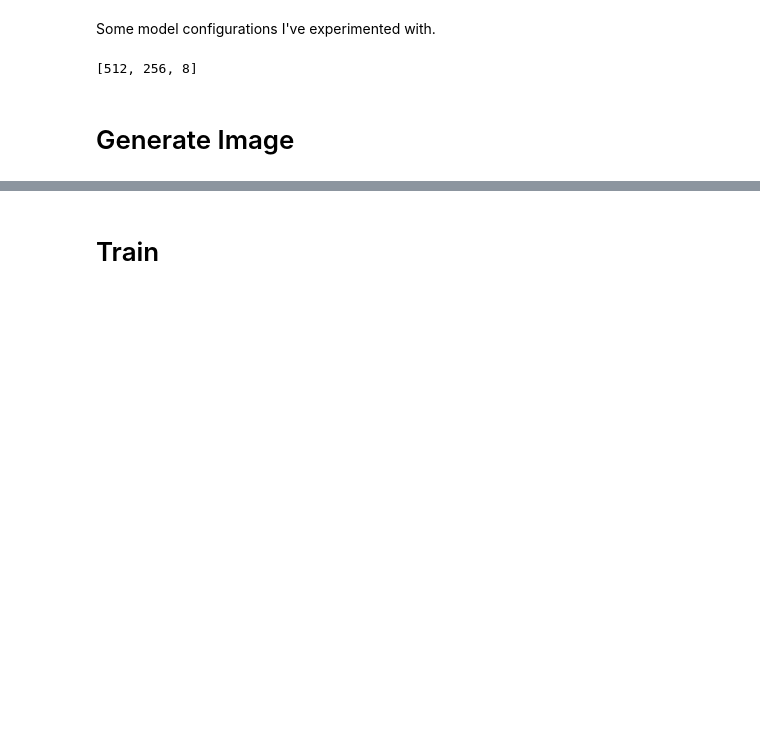
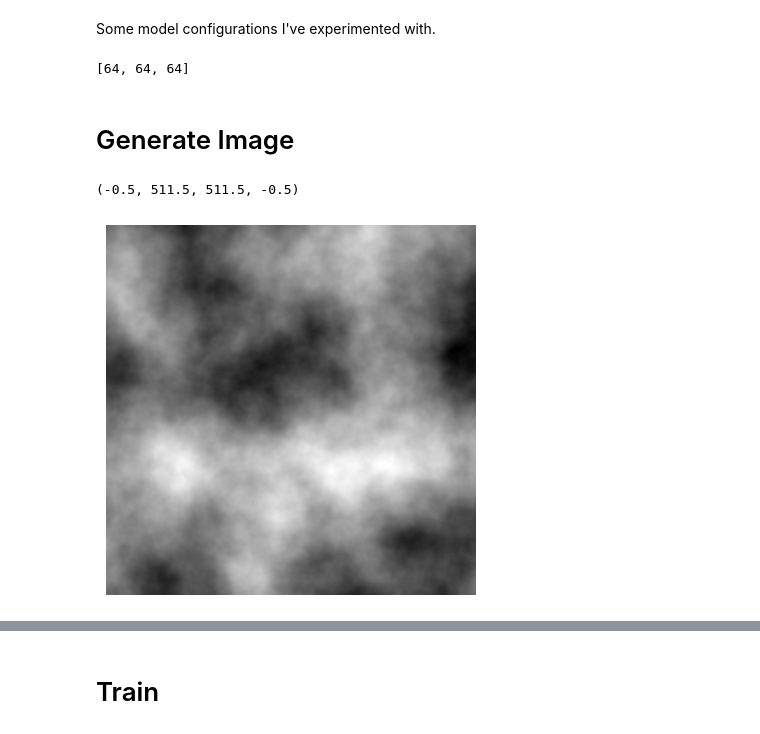
Before and after one commit to heysoos/Dissertation, a Jupyter notebook: 01_CPPN/notebooks/notebook_cppn_sandbox.ipynb, the cells around one changed output, grey strips where cells are left out. Cells and saved outputs as stored; diff of their text form; code cells hidden in the pictures; blank space fills up the shorter version.

```diff
--- a/01_CPPN/notebooks/notebook_cppn_sandbox.ipynb
+++ b/01_CPPN/notebooks/notebook_cppn_sandbox.ipynb
@@ -107,7 +113,12 @@ Some model configurations I've experimented with.
 # net_size = [256, 128, 64, 16, 64, 16, 3]  ## also pretty v2
 # net_size = [512, 128, 64, 16, 64, 16, 3]  ## also pretty with some coords v3
 # net_size = [512, 256, 16, 64, 32, 3]
-net_size = [512, 256, 8]
+# net_size = [64, 32, 8, 32, 16, 3]
+# net_size = [512, 256, 8]
+# net_size = [512, 256, 8]
+# net_size = [512, 64, 3]
+net_size = [64, 64, 64]
+# net_size = [32, 32, 3, 3, 2]
 # net_size = [32, 32, 32]
 # net_size = [128, 128, 128, 64, 32, 2]
 # net_size = [512, 256, 128, 64, 32, 16, 8, 4, 2]
@@ -115,6 +126,7 @@ net_size = [512, 256, 8]
 # net_size = [128, 128]
 # net_size = [256, 128, 64, 3, 64]  # good with fourier transforms
 # net_size = [256, 512, 256, 128, 9]
+# net_size = [32, 32, 32]
 
 num_nulls = 4
 dim_in = 3 + num_nulls + 1 # 3 spatial coords + 4 null + z
@@ -123,7 +135,7 @@ dim_c = 3
 # proj_dims = [int(3)]
 
 # Fourier Features settings
-proj_dims = [512]
+proj_dims = [8]
 proj_scales = [2 for i in proj_dims]
 projection_config = (proj_dims, proj_scales)
 print(net_size)
@@ -139,10 +151,15 @@ cppn = CPPN(
 
 sampler = Sampler(cppn)
 # %% [output]
-[512, 256, 8]
+[64, 64, 64]
 # %% [markdown]
 
 # Generate Image
+# %%
+plt.imshow(generate_fractal_noise_2d((512, 512), (2, 2), octaves=6).get(), cmap='gray'); plt.axis('off')
+# %% [output]
+(-0.5, 511.5, 511.5, -0.5)
+[figure, added]
 # %%
 seed = np.random.choice(2**10)
 np.random.seed(seed)
```
Also changed, not shown: parts of 4 cells of this notebook.
